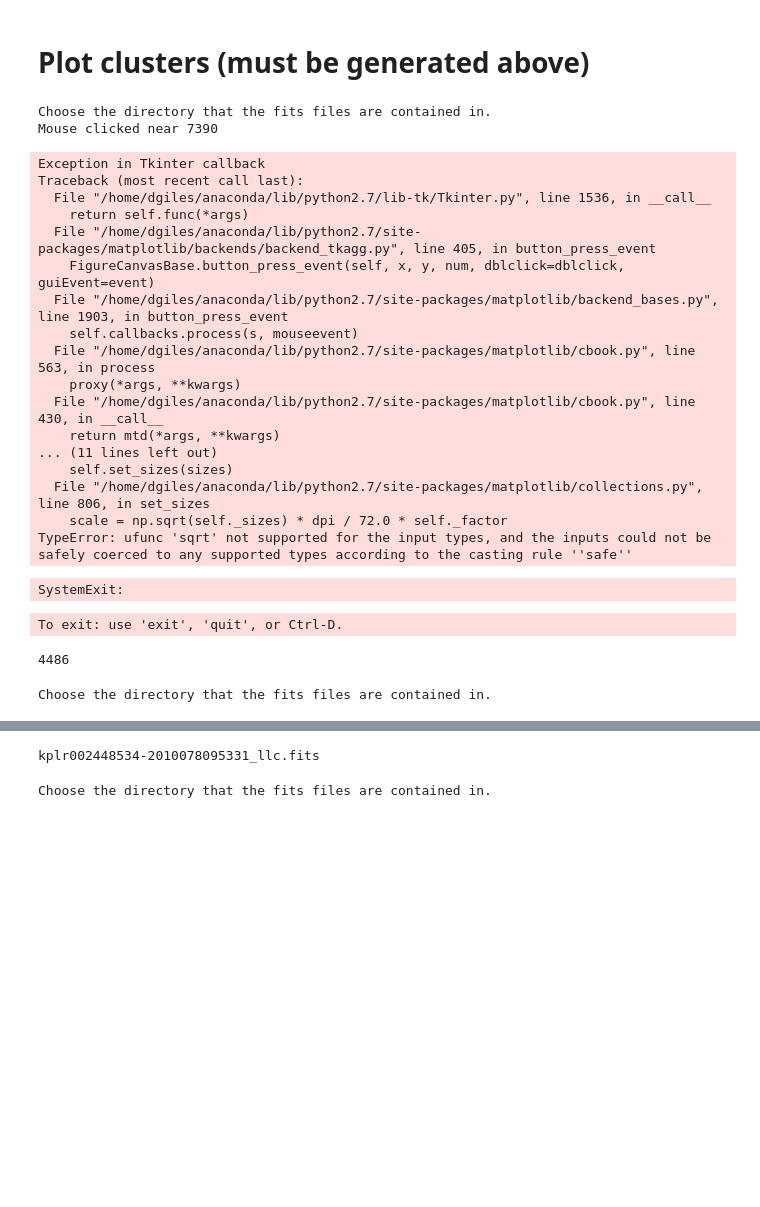
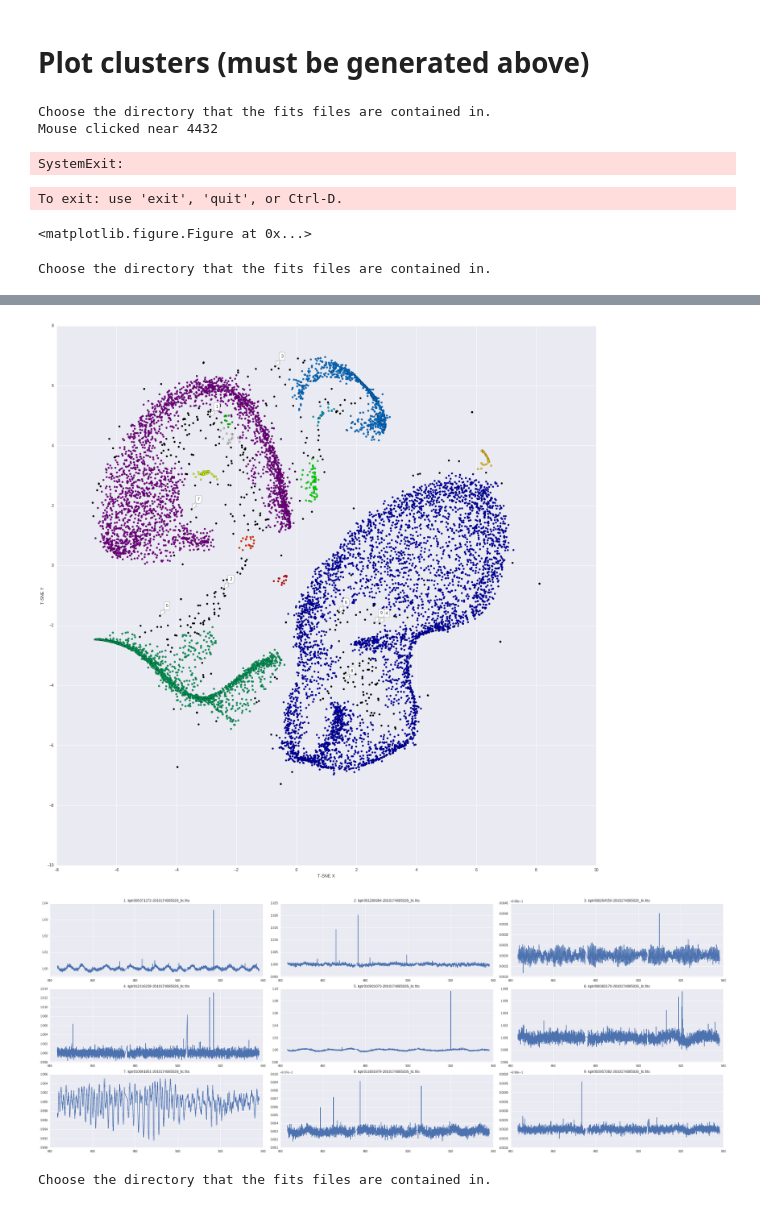
Before and after one commit to lmwalkowicz/KeplerML, a Jupyter notebook: TSNE_ClusterWorkbook.ipynb, the cells around one changed output, grey strips where cells are left out. Cells and saved outputs as stored; diff of their text form; code cells hidden in the pictures; blank space fills up the shorter version.

```diff
--- a/TSNE_ClusterWorkbook.ipynb
+++ b/TSNE_ClusterWorkbook.ipynb
@@ -748,6 +783,8 @@ if __name__ == '__main__':
     pathtofits = askdirectory()+'/' # Choose the directory containing the fits files
     files = plotArray[0]
     clusterLabels = plotArray[1]
+    cNorm  = colors.Normalize(vmin=0, vmax=max(clusterLabels))
+    scalarMap = cmx.ScalarMappable(norm=cNorm, cmap='nipy_spectral')
     # data is an array containing each data point
     data = plotArray[2]
     # tsneX has all the x-coordinates
@@ -772,6 +809,8 @@ if __name__ == '__main__':
     del(usecpus)
     del(filesWpath)
     """--- Organizing data and Labels ---"""
+
+    tabbyInd = files.index(fnmatch.filter(files,'*8462852*')[0])
 
     fig = Figure()
 
@@ -818,21 +857,22 @@ if __name__ == '__main__':
         # Plots the lightcurve of the point chosen
         ax2.cla()
 
-        x=lightcurveData[0][index]
-        y=lightcurveData[1][index]
+        x=X[0][index]
+        y=X[1][index]
 
         axrange=0.55*(max(y)-min(y))
         mid=(max(y)+min(y))/2
         yaxmin = mid-axrange
         yaxmax = mid+axrange
         ax2.set_ylim(yaxmin,yaxmax)
-
-        ax2.scatter(x, y, 'o',markeredgecolor='none', c="black", alpha=0.2)
-        ax2.scatter(x, y, '-',markeredgecolor='none', c="black", alpha=0.7)
+        ax2.set_xlabel('Time (Days)')
+        ax2.set_ylabel(r'$\frac{\Delta F}{F}$')
+        ax2.plot(x, y, 'o',markeredgecolor='none', c=scalarMap.to_rgba(clusterLabels[index]), alpha=0.2)
+        ax2.plot(x, y, '-',markeredgecolor='none', c=scalarMap.to_rgba(clusterLabels[index]), alpha=0.7)
 
         canvas.draw()
 
-    def annotateCenter(XT, index):
+    def annotatePt(XT, index):
         """Create popover label in 3d chart
 
         Args:
@@ -843,15 +883,13 @@ if __name__ == '__main__':
         """
         x2, y2 = XT[index][0], XT[index][1]
         # Either update the position, or create the annotation
-        if hasattr(annotateCenter, 'label'):
-            annotateCenter.label.xy = x2,y2
-            annotateCenter.label.update_positions(fig.canvas.renderer)
+        if hasattr(annotatePt, 'label'):
+            annotatePt.label.remove()
         # Get data point from array of points X, at position index
-        else:
-            annotateCenter.label = ax.annotate( "%s" % files[index],
-                xy = (x2, y2), xytext = (40, 40), textcoords = 'offset points', ha = 'right', va = 'bottom',
-                bbox = dict(boxstyle = 'round,pad=0.5', fc = 'g', alpha = 0.5),
-                arrowprops = dict(arrowstyle = '->', connectionstyle = 'arc3,rad=0'))
+        annotatePt.label = ax.annotate( "%s" % files[index],
+            xy = (x2, y2), xytext = (40, 40), textcoords = 'offset points', ha = 'right', va = 'bottom',
+            bbox = dict(boxstyle = 'round,pad=0.5', fc = 'g', alpha = 0.5),
+            arrowprops = dict(arrowstyle = '->', connectionstyle = 'arc3,rad=0'))
 
         canvas.draw()
 
@@ -865,7 +903,8 @@ if __name__ == '__main__':
 
     def onMouseRelease(event, X):
         XT = np.array(reorganizeArray(X))
-        annotateCenter(XT,-1)
+        closestIndex = calcClosestDatapoint(XT, event)
+        annotatePt(X,closestIndex)
         #for centerIndex in centerIndices:
         #    annotateCenter(XT,centerIndex)
 
@@ -886,7 +925,7 @@ if __name__ == '__main__':
         if hasattr(connect,'cidrelease'):
             fig.canvas.mpl_disconnect(connect.cidrelease)
         connect.cidpress = fig.canvas.mpl_connect('button_press_event', lambda event: onMouseClick(event,X))
-        #connect.cidrelease = fig.canvas.mpl_connect('button_release_event', lambda event: onMouseRelease(event, X))
+        connect.cidrelease = fig.canvas.mpl_connect('button_release_event', lambda event: onMouseRelease(event, X))
 
     def disconnect(event):
         if str(ax)==str(event.inaxes):
@@ -905,7 +944,8 @@ if __name__ == '__main__':
         # Scatter the data
         ax.scatter(tsneX, tsneY,c=clusterLabels,cmap='nipy_spectral')
 
-        annotateCenter(data,-1)
+        annotatePt(data,tabbyInd)
+        drawData(lightcurveData,tabbyInd)
         #for centerIndex in centerIndices:
         #    annotateCenter(currentData1,centerIndex)
 
@@ -930,30 +970,10 @@ if __name__ == '__main__':
 root.mainloop()
 # %% [output]
 Choose the directory that the fits files are contained in.
-Mouse clicked near 7390
+Mouse clicked near 4432
-Exception in Tkinter callback
-Traceback (most recent call last):
-  File "/home/dgiles/anaconda/lib/python2.7/lib-tk/Tkinter.py", line 1536, in __call__
-    return self.func(*args)
-  File "/home/dgiles/anaconda/lib/python2.7/site-packages/matplotlib/backends/backend_tkagg.py", line 405, in button_press_event
-    FigureCanvasBase.button_press_event(self, x, y, num, dblclick=dblclick, guiEvent=event)
-  File "/home/dgiles/anaconda/lib/python2.7/site-packages/matplotlib/backend_bases.py", line 1903, in button_press_event
-    self.callbacks.process(s, mouseevent)
-  File "/home/dgiles/anaconda/lib/python2.7/site-packages/matplotlib/cbook.py", line 563, in process
-    proxy(*args, **kwargs)
-  File "/home/dgiles/anaconda/lib/python2.7/site-packages/matplotlib/cbook.py", line 430, in __call__
-    return mtd(*args, **kwargs)
-... (11 lines left out)
-    self.set_sizes(sizes)
-  File "/home/dgiles/anaconda/lib/python2.7/site-packages/matplotlib/collections.py", line 806, in set_sizes
-    scale = np.sqrt(self._sizes) * dpi / 72.0 * self._factor
-TypeError: ufunc 'sqrt' not supported for the input types, and the inputs could not be safely coerced to any supported types according to the casting rule ''safe''
+SystemExit:
-SystemExit:
+To exit: use 'exit', 'quit', or Ctrl-D.
-To exit: use 'exit', 'quit', or Ctrl-D.
+<matplotlib.figure.Figure at 0x...>
-# %%
-print(len(lightcurveData[1][7390]))
-# %% [output]
-4486
 # %%
 
 import ast
@@ -984,6 +1004,9 @@ else:
 
 from tkFileDialog import askopenfilename,askdirectory
 from numbapro import cuda
+
+root = Tk.Tk()
+root.wm_title("Scatter")
 
 def read_kepler_curve(file):
     lc = pyfits.getdata(file)
@@ -1063,7 +1086,7 @@ if __name__ == '__main__':
             randomInds.append(np.random.choice(range(len(filesByCluster[i])), 9, replace=False))
         else:
             randomInds.append(np.random.choice(range(len(filesByCluster[i])), 9, replace=True))
-    cluster = 1
+    cluster = 0
     plotIndices = []
     indDict = {}
     for i in range(9):
@@ -1104,7 +1125,5 @@ Choose the directory that the fits files are contained in.
+[figure, added]
+[figure, added]
-# %%
-print(filesByCluster[cluster][randomInds[0][0]])
-# %% [output]
-kplr002448534-2010078095331_llc.fits
 # %%
 import random
 import numpy as np
```
Also changed, not shown: parts of 7 cells of this notebook, 1 other file.
